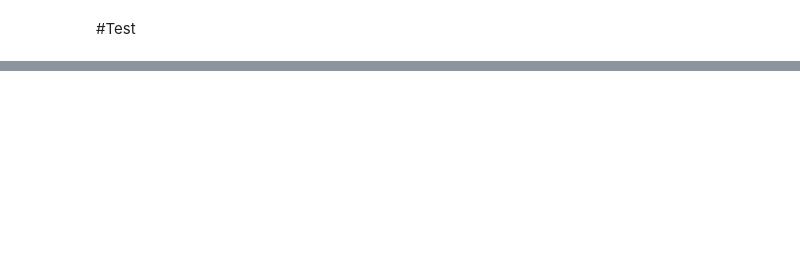
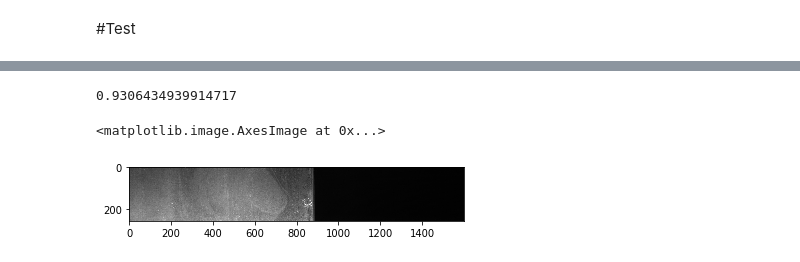
Before and after one commit to alongstar518/steal_defect_classficiation_segementation, a Jupyter notebook: 221_final_model.ipynb, the cells around one changed output, grey strips where cells are left out. Saved outputs shown, nothing was run; the diff lists cells and outputs as text; code cells hidden in the pictures; blank space fills up the shorter version.

```diff
--- a/221_final_model.ipynb
+++ b/221_final_model.ipynb
@@ -138,7 +138,7 @@ batch_size = 2
 n_classes = 5
 total_epochs = 300
 weight_decay=1e-4
-lr = 0.01
+lr = 0.001
 momentum=0.9
 eval_interval = 200
 # %% [markdown]
@@ -1485,8 +1490,8 @@ if reload_last_model and os.path.exists(model_save_path):
   last_result_acc = state.get("last_best_acc", 0)
   starting_epoch = state.get("epoch", 0)
   model.load_state_dict(state.get("model_state_dict"))
-  if "optimizer_state_dict" in state:
-    optimizer.load_state_dict(state.get("optimizer_state_dict"))
+#   if "optimizer_state_dict" in state:
+#     optimizer.load_state_dict(state.get("optimizer_state_dict"))
 
   if "total_iterations" in state:
     total_it = state.get("total_iterations")
@@ -1506,7 +1527,7 @@ def get_lr(optimizer):
 # %% [markdown]
 Eval Matrics:
 # %%
-SMOOTH = 1e-6
+SMOOTH = 0
 
 def dice_coefficient(x, y):
   """
@@ -1527,7 +1548,7 @@ def iou_numpy(outputs, labels: np.array):
     intersection = ((outputs > 0) & (labels > 0)).sum()
     union = ((outputs > 0) | (labels > 0)).sum()
 
-    iou = (intersection + SMOOTH) / (union + SMOOTH)
+    iou = (intersection) / (union + SMOOTH)
 
     return iou
 
@@ -1535,7 +1556,7 @@ def accuracy_numpy(outputs, labels):
     acc = accuracy_with_margin_numpy(outputs, labels, 0)
     return acc
 
-def accuracy_with_margin_numpy(outputs, labels, margin=10):
+def accuracy_with_margin_numpy(outputs, labels, margin=0):
     correct = 0
     for i, mask in enumerate(outputs):
       out_label = []
@@ -1816,3 +1825,23 @@ i = random.sample(range(len(test_data)), 3)[0]
+# %%
+import random
+idx = []
+thres = 0.90
+compare = ">"
+for j, r in enumerate(results):
+    if compare == ">":
+        if r > thres:
+            idx += [j]
+    else:
+        if r < thres:
+            idx += [j]
+i = random.sample(idx, 1)[0]
+#i=9
+print(results[i])
+# %% [output]
+0.9306434939914717
 # %%
-#plt.imshow(np.squeeze(test_data[i][0].permute(1, 2, 0)))
+plt.imshow(np.squeeze(test_data[i][0].permute(1, 2, 0)))
+# %% [output]
+<matplotlib.image.AxesImage at 0x...>
+[figure, added]
 # %%
```
Also changed, not shown: parts of 8 cells of this notebook.
